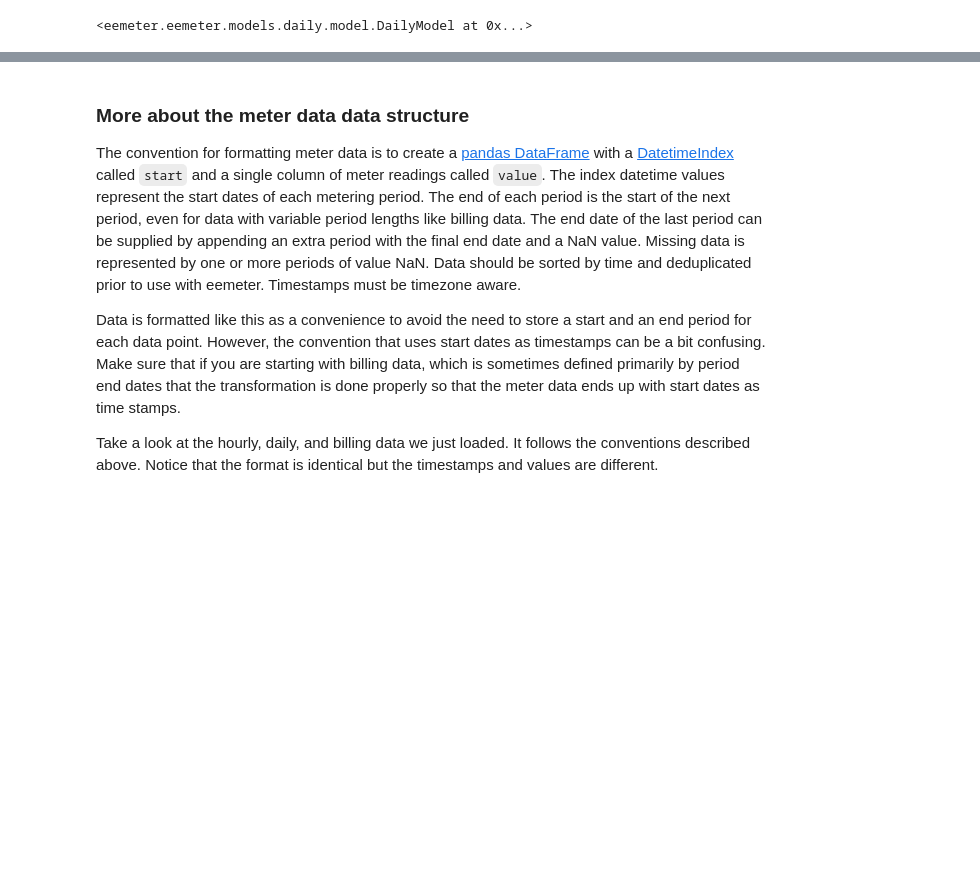
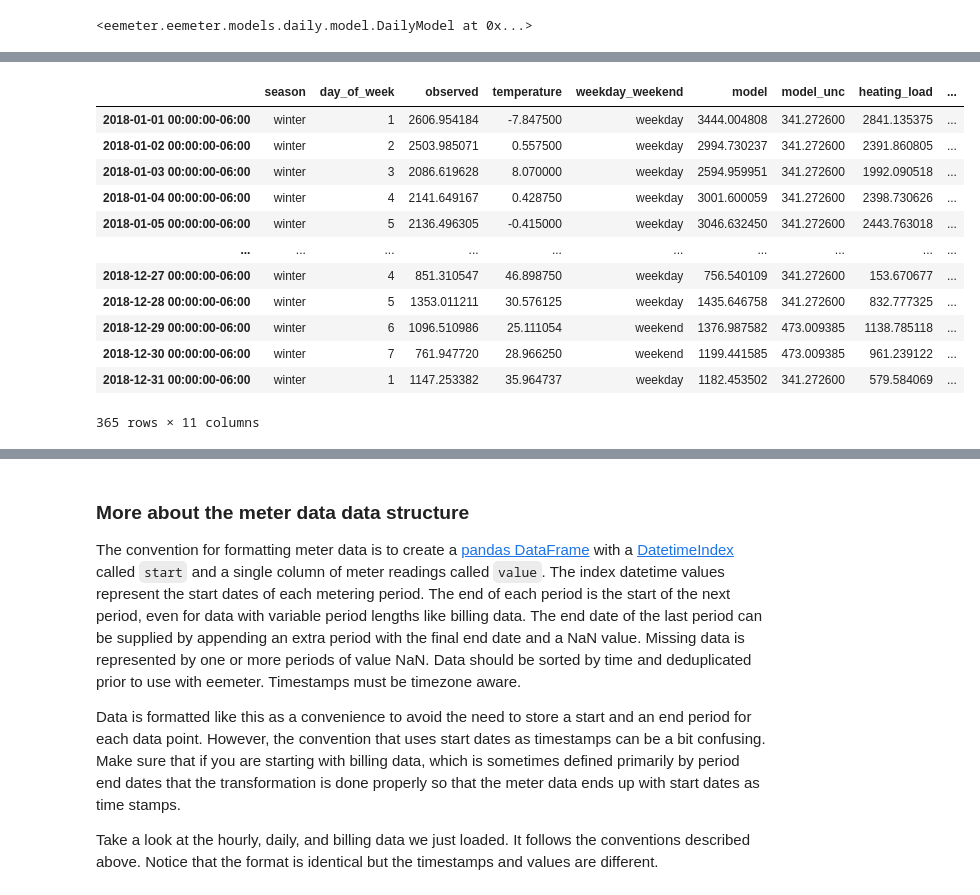
Before and after one commit to openeemeter/eemeter, a Jupyter notebook: scripts/daily_model_tutorial.ipynb, the cells around one changed output, grey strips where cells are left out. Drawn from its saved outputs; the diff is of its cells as text; code cells hidden in the pictures; blank space fills up the shorter version.

```diff
--- a/scripts/daily_model_tutorial.ipynb
+++ b/scripts/daily_model_tutorial.ipynb
@@ -139,2 +151,16 @@ daily_model.plot(baseline_data)
 # %%
-daily_model.predict(reporting_data, ignore_disqualification=True)
+daily_model.predict(daily_reporting_data, ignore_disqualification=False)
+# %% [output]
+|  | season | day_of_week | observed | temperature | weekday_weekend | model | model_unc | heating_load | ... |
+| 2018-01-01 00:00:00-06:00 | winter | 1 | 2606.954184 | -7.847500 | weekday | 3444.004808 | 341.272600 | 2841.135375 | ... |
+| 2018-01-02 00:00:00-06:00 | winter | 2 | 2503.985071 | 0.557500 | weekday | 2994.730237 | 341.272600 | 2391.860805 | ... |
+| 2018-01-03 00:00:00-06:00 | winter | 3 | 2086.619628 | 8.070000 | weekday | 2594.959951 | 341.272600 | 1992.090518 | ... |
+| 2018-01-04 00:00:00-06:00 | winter | 4 | 2141.649167 | 0.428750 | weekday | 3001.600059 | 341.272600 | 2398.730626 | ... |
+| 2018-01-05 00:00:00-06:00 | winter | 5 | 2136.496305 | -0.415000 | weekday | 3046.632450 | 341.272600 | 2443.763018 | ... |
+| ... | ... | ... | ... | ... | ... | ... | ... | ... | ... |
+| 2018-12-27 00:00:00-06:00 | winter | 4 | 851.310547 | 46.898750 | weekday | 756.540109 | 341.272600 | 153.670677 | ... |
+| 2018-12-28 00:00:00-06:00 | winter | 5 | 1353.011211 | 30.576125 | weekday | 1435.646758 | 341.272600 | 832.777325 | ... |
+| 2018-12-29 00:00:00-06:00 | winter | 6 | 1096.510986 | 25.111054 | weekend | 1376.987582 | 473.009385 | 1138.785118 | ... |
+| 2018-12-30 00:00:00-06:00 | winter | 7 | 761.947720 | 28.966250 | weekend | 1199.441585 | 473.009385 | 961.239122 | ... |
+| 2018-12-31 00:00:00-06:00 | winter | 1 | 1147.253382 | 35.964737 | weekday | 1182.453502 | 341.272600 | 579.584069 | ... |
+365 rows × 11 columns
```
Also changed, not shown: parts of 14 cells of this notebook, 3 other files.
